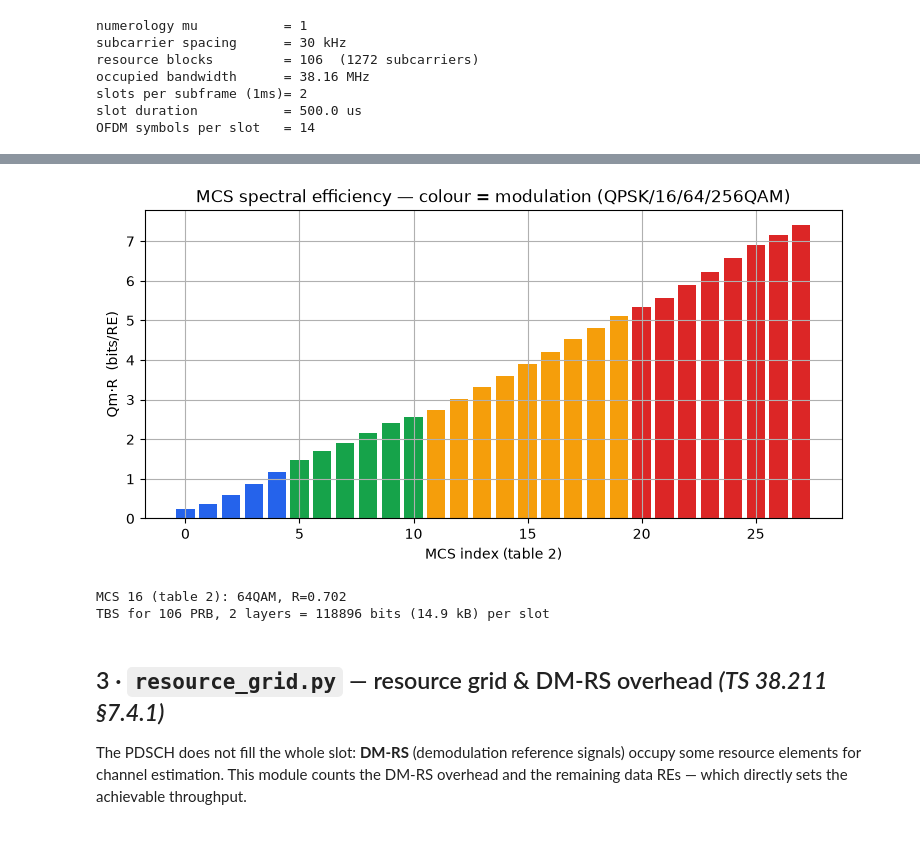
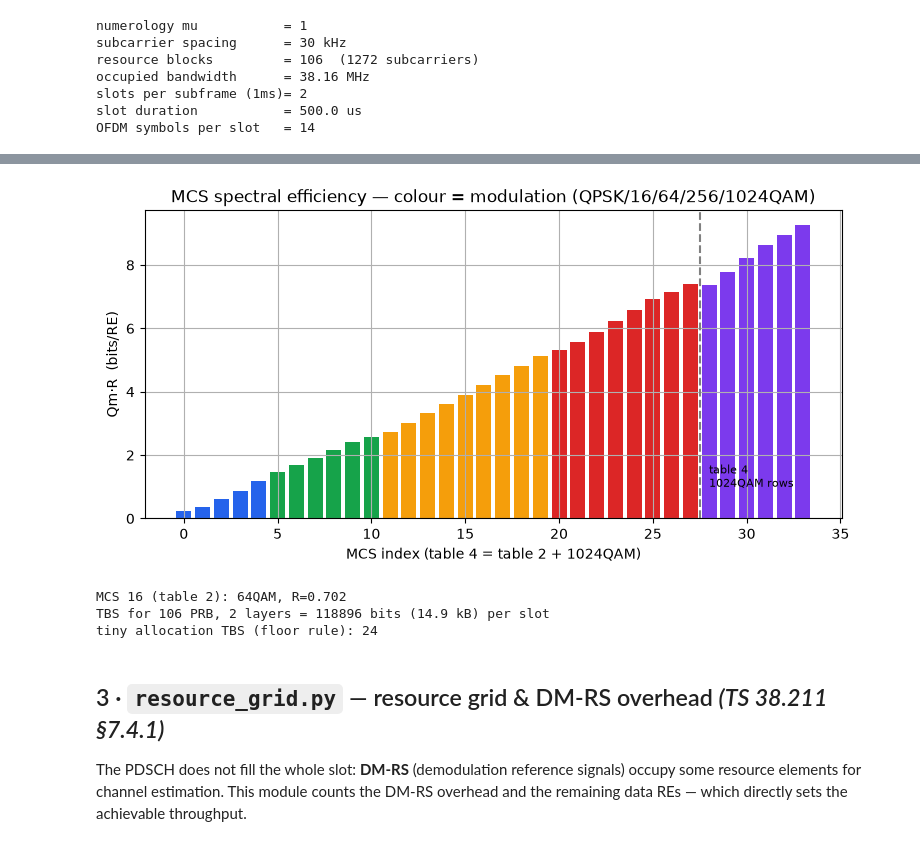
Before and after one commit to HelloSYQ/Claude, a Jupyter notebook: notebooks/NR_Downlink_Simulator_Guide.ipynb, the cells around one changed output, grey strips where cells are left out. Saved outputs shown, nothing was run; the diff lists cells and outputs as text; code cells hidden in the pictures.

```diff
--- a/notebooks/NR_Downlink_Simulator_Guide.ipynb
+++ b/notebooks/NR_Downlink_Simulator_Guide.ipynb
@@ -85,26 +95,33 @@ formula.
 # %%
 from nrdlsim import mcs_tables, tbs as tbs_mod
 
-# spectral efficiency Qm*R across MCS table 2 (up to 256QAM)
-idx = range(mcs_tables.num_mcs(2))
-eff = [mcs_tables.get_mcs(i, 2).spectral_efficiency for i in idx]
-qm  = [mcs_tables.get_mcs(i, 2).modulation_order for i in idx]
-colors = {2:"#2563eb",4:"#16a34a",6:"#f59e0b",8:"#dc2626"}
+# spectral efficiency Qm*R across MCS table 4 (table 2 + 1024QAM rows)
+idx = range(mcs_tables.num_mcs(4))
+eff = [mcs_tables.get_mcs(i, 4).spectral_efficiency for i in idx]
+qm  = [mcs_tables.get_mcs(i, 4).modulation_order for i in idx]
+colors = {2:"#2563eb",4:"#16a34a",6:"#f59e0b",8:"#dc2626",10:"#7c3aed"}
 plt.figure()
 plt.bar(list(idx), eff, color=[colors[q] for q in qm])
-plt.xlabel("MCS index (table 2)"); plt.ylabel("Qm·R  (bits/RE)")
-plt.title("MCS spectral efficiency — colour = modulation (QPSK/16/64/256QAM)")
+plt.axvline(mcs_tables.num_mcs(2) - 0.5, ls="--", color="gray")
+plt.text(mcs_tables.num_mcs(2), 1, "table 4\n1024QAM rows", fontsize=8)
+plt.xlabel("MCS index (table 4 = table 2 + 1024QAM)"); plt.ylabel("Qm·R  (bits/RE)")
+plt.title("MCS spectral efficiency — colour = modulation (QPSK/16/64/256/1024QAM)")
 plt.show()
 
 info = mcs_tables.get_mcs(16, 2)
 print(f"MCS 16 (table 2): {info.modulation_name}, R={info.target_code_rate:.3f}")
 n_re = tbs_mod.re_per_rb(13, 24, 0)              # 13 symbols, 24 DMRS RE, no overhead
 tb = tbs_mod.compute_tbs(n_re, 106, info.modulation_order, info.target_code_rate, 2)
 print(f"TBS for 106 PRB, 2 layers = {tb} bits ({tb/8/1e3:.1f} kB) per slot")
+
+# small-TBS quantisation: N_info = 12 * 616/1024 * 4 = 28.875
+#   n = 3, N'_info = 8*floor(3.6) = 24  ->  TBS 24   (rounding would give 32)
+print("tiny allocation TBS (floor rule):", tbs_mod.compute_tbs(12, 1, 4, 616/1024, 1))
 # %% [output]
-[figure, old version]
+[figure, new version]
 MCS 16 (table 2): 64QAM, R=0.702
 TBS for 106 PRB, 2 layers = 118896 bits (14.9 kB) per slot
+tiny allocation TBS (floor rule): 24
 # %% [markdown]
 ## 3 · `resource_grid.py` — resource grid & DM-RS overhead  *(TS 38.211 §7.4.1)*
 
```
Also changed, not shown: parts of 21 cells of this notebook, 2 other files.
